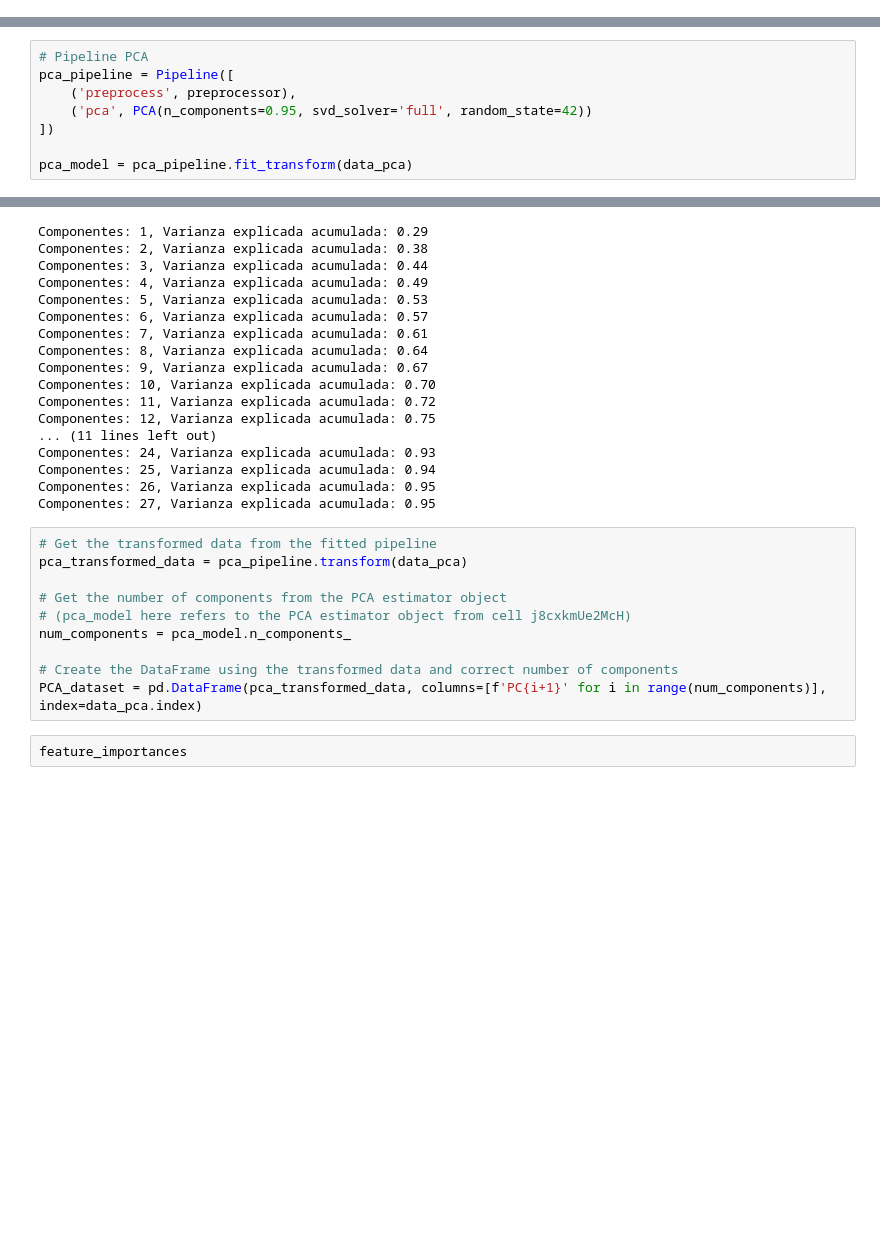
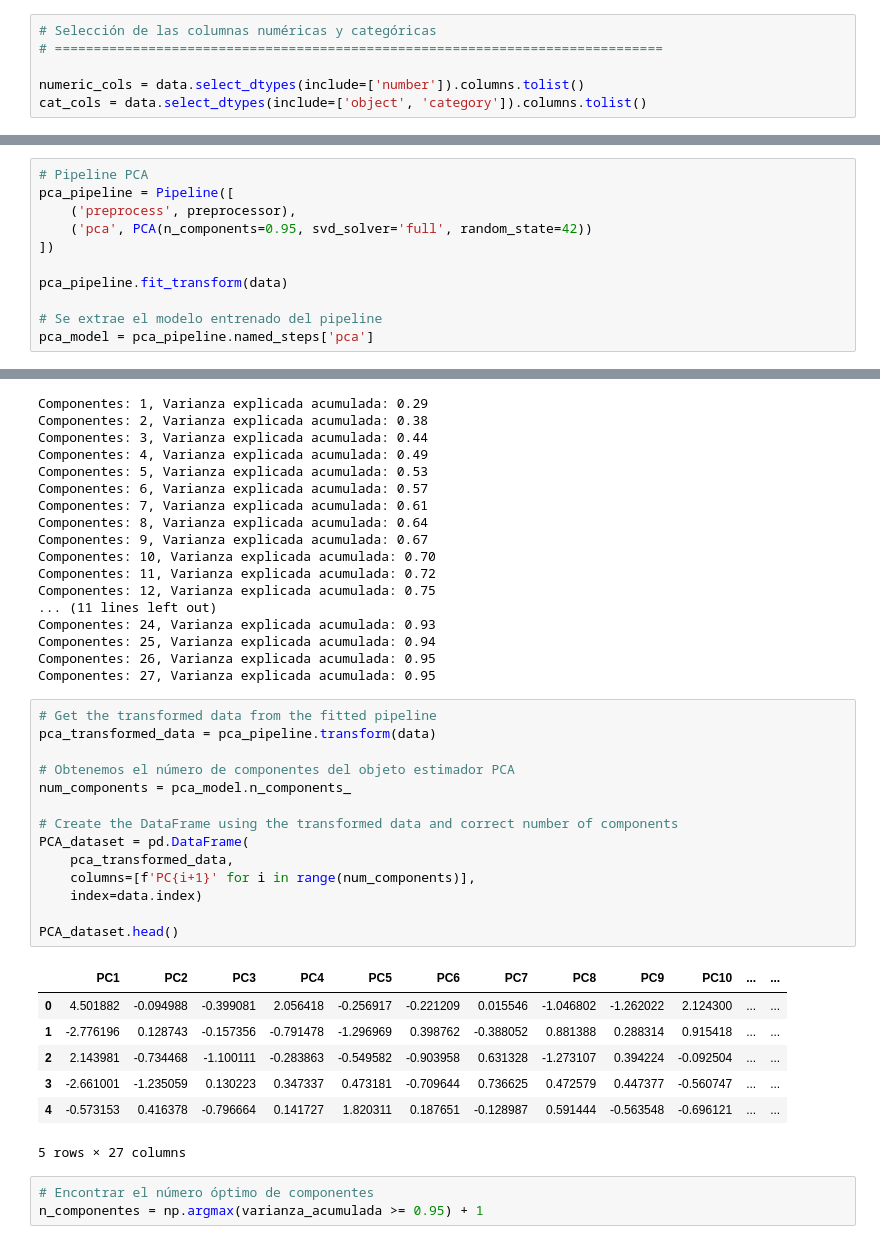
Before and after one commit to xbadiam/Marketing_Campaign, a Jupyter notebook: notebooks/MarketingCampaign.ipynb, the cells around one changed output, grey strips where cells are left out. Cells and saved outputs as stored; diff of their text form; blank space fills up the shorter version.

```diff
--- a/notebooks/MarketingCampaign.ipynb
+++ b/notebooks/MarketingCampaign.ipynb
@@ -84,3 +84,9 @@ dtypes: float64(1), int64(23), object(6)
 memory usage: 523.7+ KB
 # %% [markdown]
 ## 4. Preprocesado
+# %%
+# Selección de las columnas numéricas y categóricas
+# ==============================================================================
+
+numeric_cols = data.select_dtypes(include=['number']).columns.tolist()
+cat_cols = data.select_dtypes(include=['object', 'category']).columns.tolist()
@@ -105,4 +106,7 @@ pca_pipeline = Pipeline([
     ('pca', PCA(n_components=0.95, svd_solver='full', random_state=42))
 ])
 
-pca_model = pca_pipeline.fit_transform(data_pca)
+pca_pipeline.fit_transform(data)
+
+# Se extrae el modelo entrenado del pipeline
+pca_model = pca_pipeline.named_steps['pca']
@@ -177,13 +204,26 @@ Componentes: 26, Varianza explicada acumulada: 0.95
 Componentes: 27, Varianza explicada acumulada: 0.95
 # %%
 # Get the transformed data from the fitted pipeline
-pca_transformed_data = pca_pipeline.transform(data_pca)
+pca_transformed_data = pca_pipeline.transform(data)
 
-# Get the number of components from the PCA estimator object
-# (pca_model here refers to the PCA estimator object from cell j8cxkmUe2McH)
+# Obtenemos el número de componentes del objeto estimador PCA
 num_components = pca_model.n_components_
 
 # Create the DataFrame using the transformed data and correct number of components
-PCA_dataset = pd.DataFrame(pca_transformed_data, columns=[f'PC{i+1}' for i in range(num_components)], index=data_pca.index)
+PCA_dataset = pd.DataFrame(
+    pca_transformed_data,
+    columns=[f'PC{i+1}' for i in range(num_components)],
+    index=data.index)
+
+PCA_dataset.head()
+# %% [output]
+|  | PC1 | PC2 | PC3 | PC4 | PC5 | PC6 | PC7 | PC8 | PC9 | PC10 | ... | ... |
+| 0 | 4.501882 | -0.094988 | -0.399081 | 2.056418 | -0.256917 | -0.221209 | 0.015546 | -1.046802 | -1.262022 | 2.124300 | ... | ... |
+| 1 | -2.776196 | 0.128743 | -0.157356 | -0.791478 | -1.296969 | 0.398762 | -0.388052 | 0.881388 | 0.288314 | 0.915418 | ... | ... |
+| 2 | 2.143981 | -0.734468 | -1.100111 | -0.283863 | -0.549582 | -0.903958 | 0.631328 | -1.273107 | 0.394224 | -0.092504 | ... | ... |
+| 3 | -2.661001 | -1.235059 | 0.130223 | 0.347337 | 0.473181 | -0.709644 | 0.736625 | 0.472579 | 0.447377 | -0.560747 | ... | ... |
+| 4 | -0.573153 | 0.416378 | -0.796664 | 0.141727 | 1.820311 | 0.187651 | -0.128987 | 0.591444 | -0.563548 | -0.696121 | ... | ... |
+5 rows × 27 columns
-# %%
-feature_importances
+# %%
+# Encontrar el número óptimo de componentes
+n_componentes = np.argmax(varianza_acumulada >= 0.95) + 1
```
Also changed, not shown: parts of 12 cells of this notebook.
